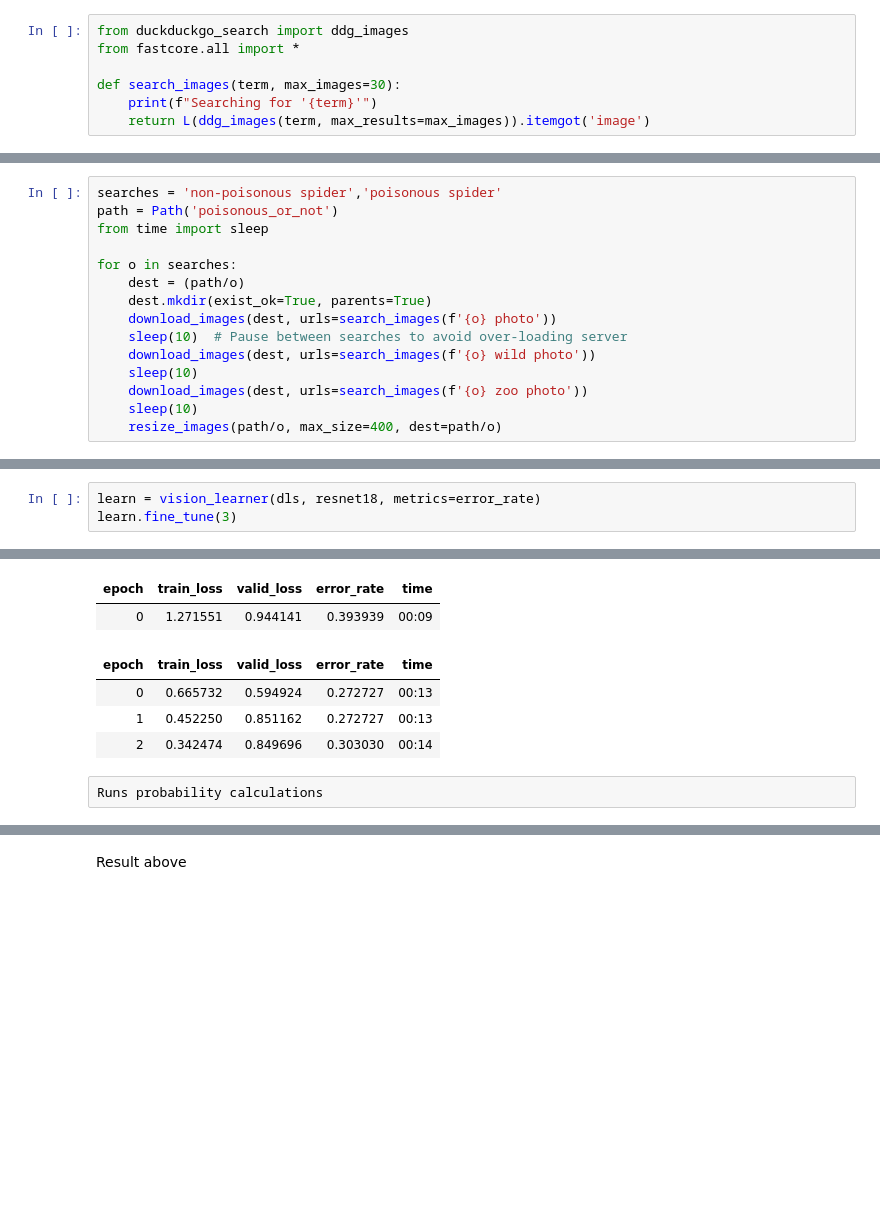
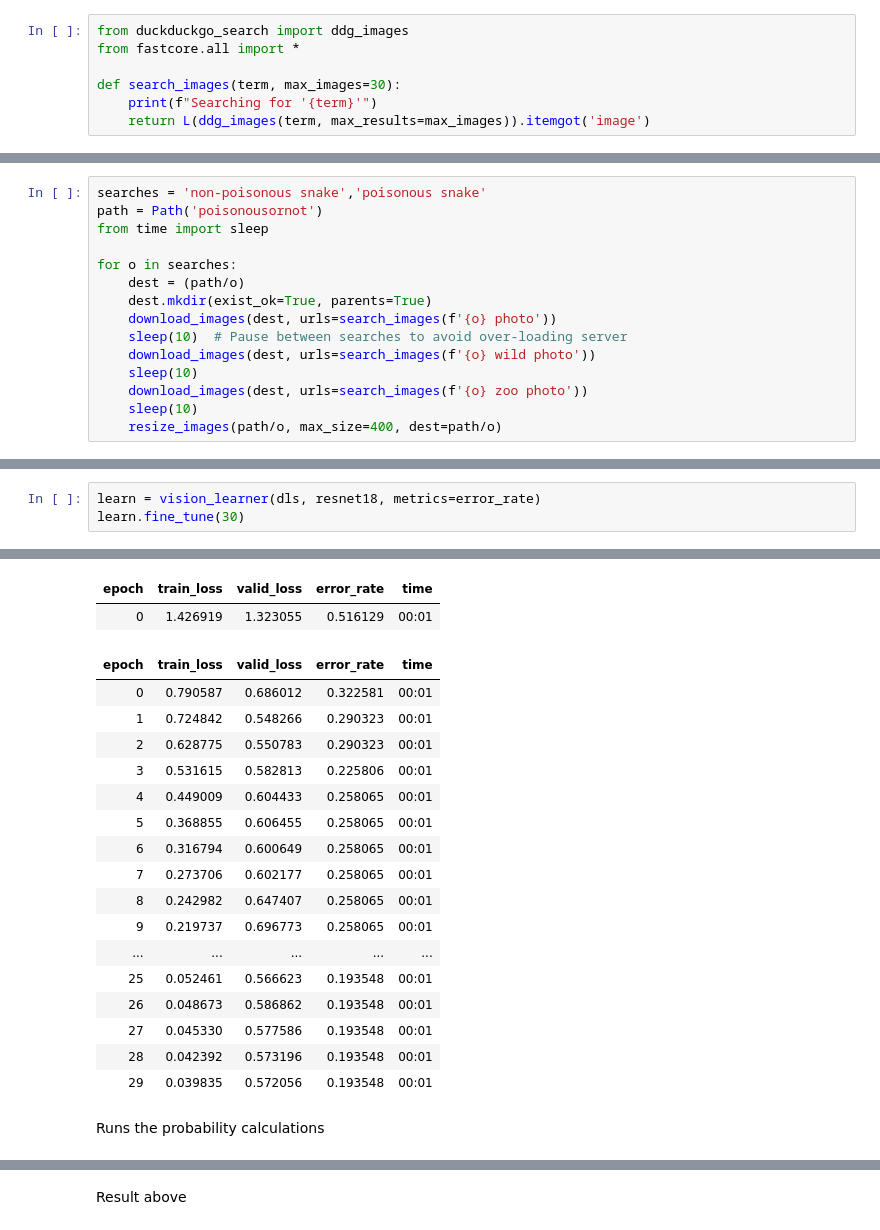
Before and after one commit to ry4n-s/Poisonous-or-Not, a Jupyter notebook: poisonous-or-not.ipynb, the cells around one changed output, grey strips where cells are left out. Cells and saved outputs as stored; diff of their text form; blank space fills up the shorter version.

```diff
--- a/poisonous-or-not.ipynb
+++ b/poisonous-or-not.ipynb
@@ -86,6 +56,6 @@ take a few of what was found and do some searches for different lightings
 # %%
-searches = 'non-poisonous spider','poisonous spider'
-path = Path('poisonous_or_not')
+searches = 'non-poisonous snake','poisonous snake'
+path = Path('poisonousornot')
 from time import sleep
 
 for o in searches:
@@ -132,4 +102,4 @@ using resnet18 as it is the fastest. Trains
 # %%
 learn = vision_learner(dls, resnet18, metrics=error_rate)
-learn.fine_tune(3)
+learn.fine_tune(30)
 # %% [output]
@@ -137,9 +106,22 @@ Downloading: "https://download.pytorch.org/models/resnet18-f37072fd.pth" to /roo
 | epoch | train_loss | valid_loss | error_rate | time |
-| 0 | 1.271551 | 0.944141 | 0.393939 | 00:09 |
+| 0 | 1.426919 | 1.323055 | 0.516129 | 00:01 |
 | epoch | train_loss | valid_loss | error_rate | time |
-| 0 | 0.665732 | 0.594924 | 0.272727 | 00:13 |
-| 1 | 0.452250 | 0.851162 | 0.272727 | 00:13 |
-| 2 | 0.342474 | 0.849696 | 0.303030 | 00:14 |
+| 0 | 0.790587 | 0.686012 | 0.322581 | 00:01 |
+| 1 | 0.724842 | 0.548266 | 0.290323 | 00:01 |
+| 2 | 0.628775 | 0.550783 | 0.290323 | 00:01 |
+| 3 | 0.531615 | 0.582813 | 0.225806 | 00:01 |
+| 4 | 0.449009 | 0.604433 | 0.258065 | 00:01 |
+| 5 | 0.368855 | 0.606455 | 0.258065 | 00:01 |
+| 6 | 0.316794 | 0.600649 | 0.258065 | 00:01 |
+| 7 | 0.273706 | 0.602177 | 0.258065 | 00:01 |
+| 8 | 0.242982 | 0.647407 | 0.258065 | 00:01 |
+| 9 | 0.219737 | 0.696773 | 0.258065 | 00:01 |
+| ... | ... | ... | ... | ... |
+| 25 | 0.052461 | 0.566623 | 0.193548 | 00:01 |
+| 26 | 0.048673 | 0.586862 | 0.193548 | 00:01 |
+| 27 | 0.045330 | 0.577586 | 0.193548 | 00:01 |
+| 28 | 0.042392 | 0.573196 | 0.193548 | 00:01 |
+| 29 | 0.039835 | 0.572056 | 0.193548 | 00:01 |
-# %% [raw]
-Runs probability calculations
+# %% [markdown]
+Runs the probability calculations
 # %%
```
Also changed, not shown: parts of 21 cells of this notebook.
